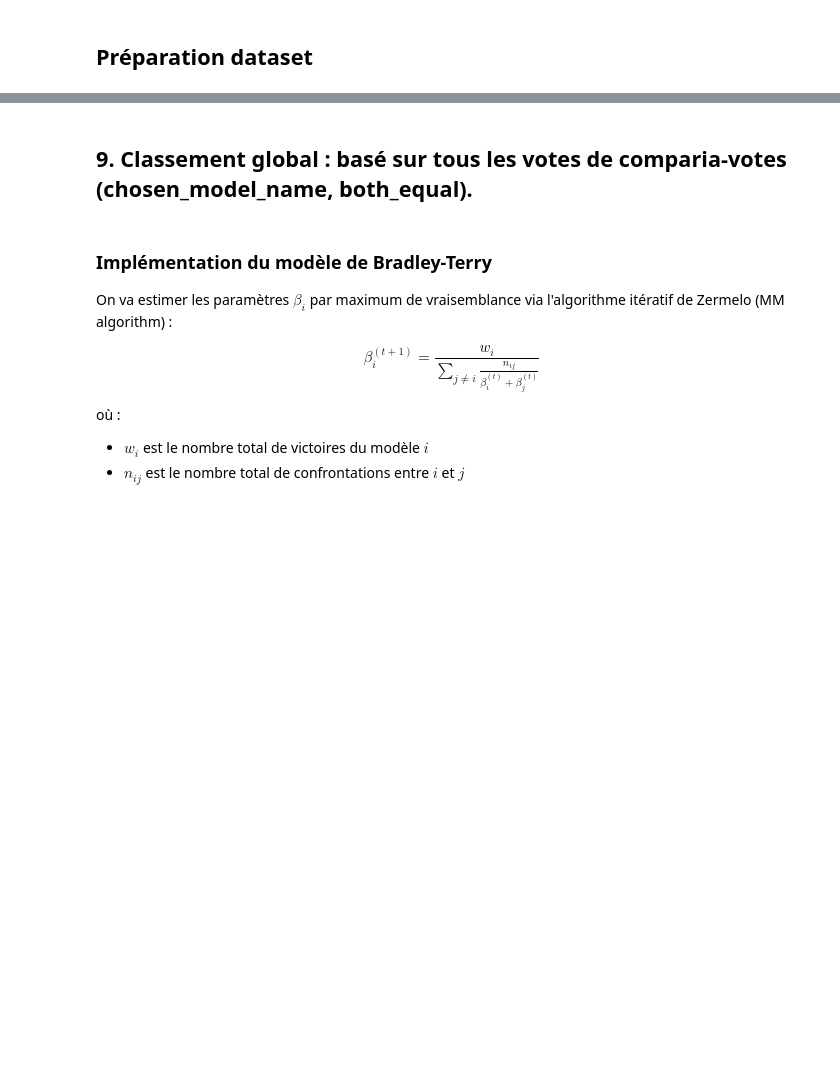
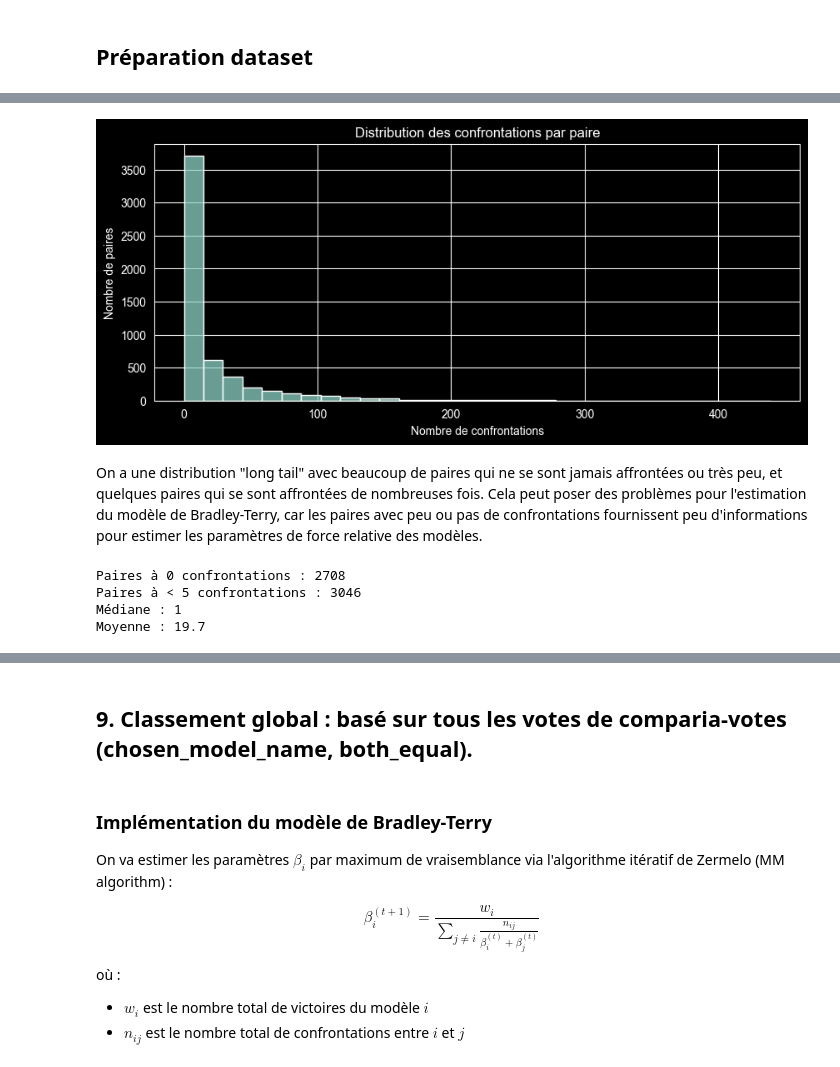
Before and after one commit to fannnyyy/Measure_creativity_LLM, a Jupyter notebook: Classement_par_modèle_Bradley-Terry/Bradley-Terry.ipynb, the cells around one changed output, grey strips where cells are left out. Cells and saved outputs as stored; diff of their text form; code cells hidden in the pictures; blank space fills up the shorter version.

```diff
--- a/Classement_par_modèle_Bradley-Terry/Bradley-Terry.ipynb
+++ b/Classement_par_modèle_Bradley-Terry/Bradley-Terry.ipynb
@@ -272,28 +76,0 @@ df_whithout_equal = df_votes_good_columns_second_clean[df_votes_good_columns_sec
-# %%
-
-import numpy as np
-import matplotlib.pyplot as plt
-import seaborn as sns
-
-df = df_whithout_equal.copy()
-
-df['loser_name'] = np.where(
-    df['chosen_model_name'] == df['model_a_name'], df['model_b_name'],
-    np.where(df['chosen_model_name'] == df['model_b_name'], df['model_a_name'], None)
-)
-
-df_wins = df.dropna(subset=['loser_name', 'chosen_model_name'])
-
-gain_matrix_fast = pd.crosstab(df_wins['chosen_model_name'], df_wins['loser_name'])
-
-gain_matrix_fast = gain_matrix_fast.reindex(
-    index=models_tested,
-    columns=models_tested,
-    fill_value=0
-)
-
-# Affichage
-plt.figure(figsize=(40, 20))
-sns.heatmap(gain_matrix_fast, annot=True, fmt="d", cmap="Blues")
-plt.title("Gain Matrix (Victoires)")
-plt.show()
@@ -400,0 +305,30 @@ Taille de la gain matrix: (73, 73)
+# %%
+# Distribution du nombre de confrontations par paire de modèles
+pair_counts = (gain_matrix_fast + gain_matrix_fast.T)
+
+# Paires qui ne se sont jamais affrontées
+never_met = (pair_counts == 0).sum().sum() // 2  # divise par 2 (matrice symétrique)
+print(f"Paires sans confrontation : {never_met} / {105*104//2} possibles")
+
+plt.figure(figsize=(10, 4))
+vals = pair_counts.values[np.triu_indices_from(pair_counts.values, k=1)]  # triangle supérieur
+sns.histplot(vals, bins=30)
+plt.title("Distribution des confrontations par paire")
+plt.xlabel("Nombre de confrontations")
+plt.ylabel("Nombre de paires")
+plt.show()
+# %% [output]
+[figure, added]
+# %% [markdown]
+On a une distribution "long tail" avec beaucoup de paires qui ne se sont jamais affrontées ou très peu, et quelques paires qui se sont affrontées de nombreuses fois. Cela peut poser des problèmes pour l'estimation du modèle de Bradley-Terry, car les paires avec peu ou pas de confrontations fournissent peu d'informations pour estimer les paramètres de force relative des modèles.
+# %%
+vals = pair_counts.values[np.triu_indices_from(pair_counts.values, k=1)]
+print(f"Paires à 0 confrontations : {(vals == 0).sum()}")
+print(f"Paires à < 5 confrontations : {(vals < 5).sum()}")
+print(f"Médiane : {np.median(vals):.0f}")
+print(f"Moyenne : {np.mean(vals):.1f}")
+# %% [output]
+Paires à 0 confrontations : 2708
+Paires à < 5 confrontations : 3046
+Médiane : 1
+Moyenne : 19.7
```
Also changed, not shown: parts of 103 cells of this notebook.
